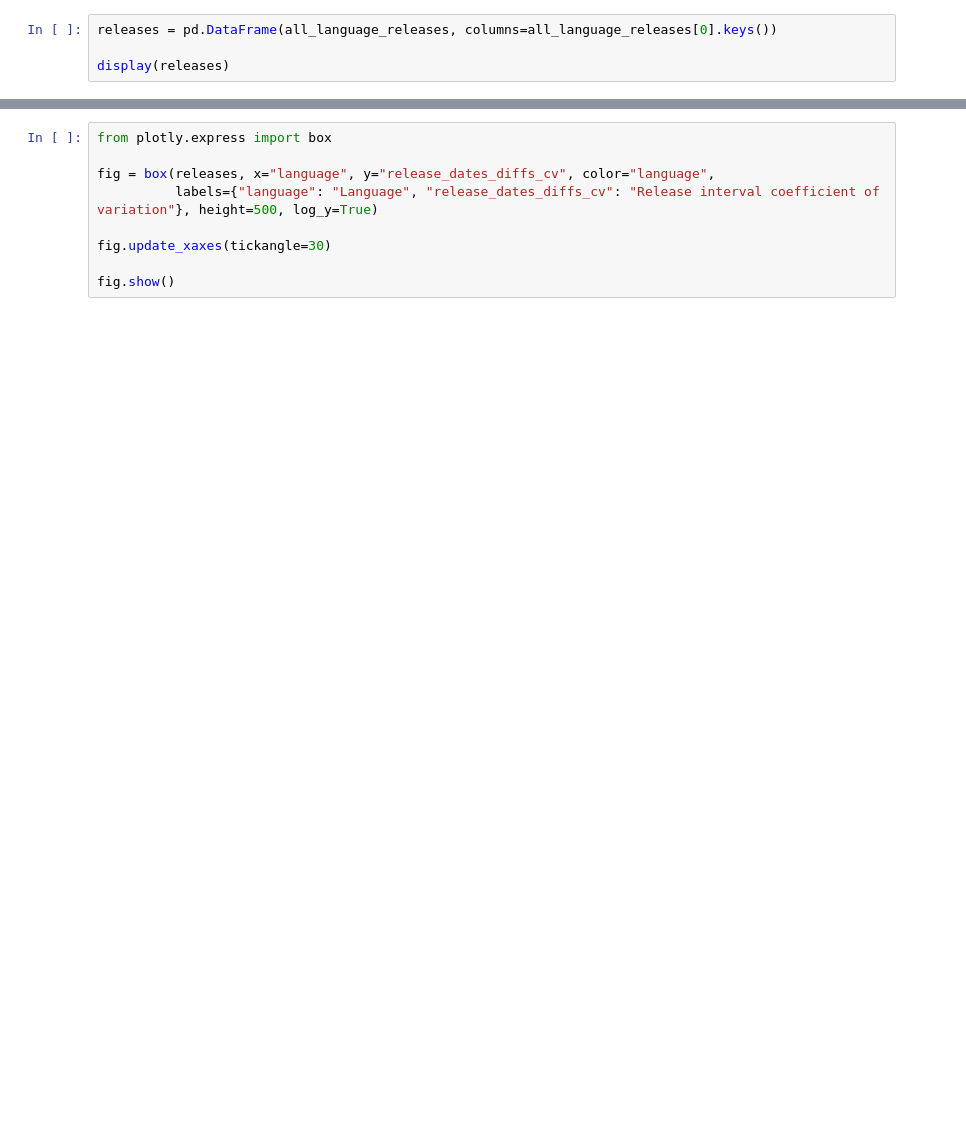
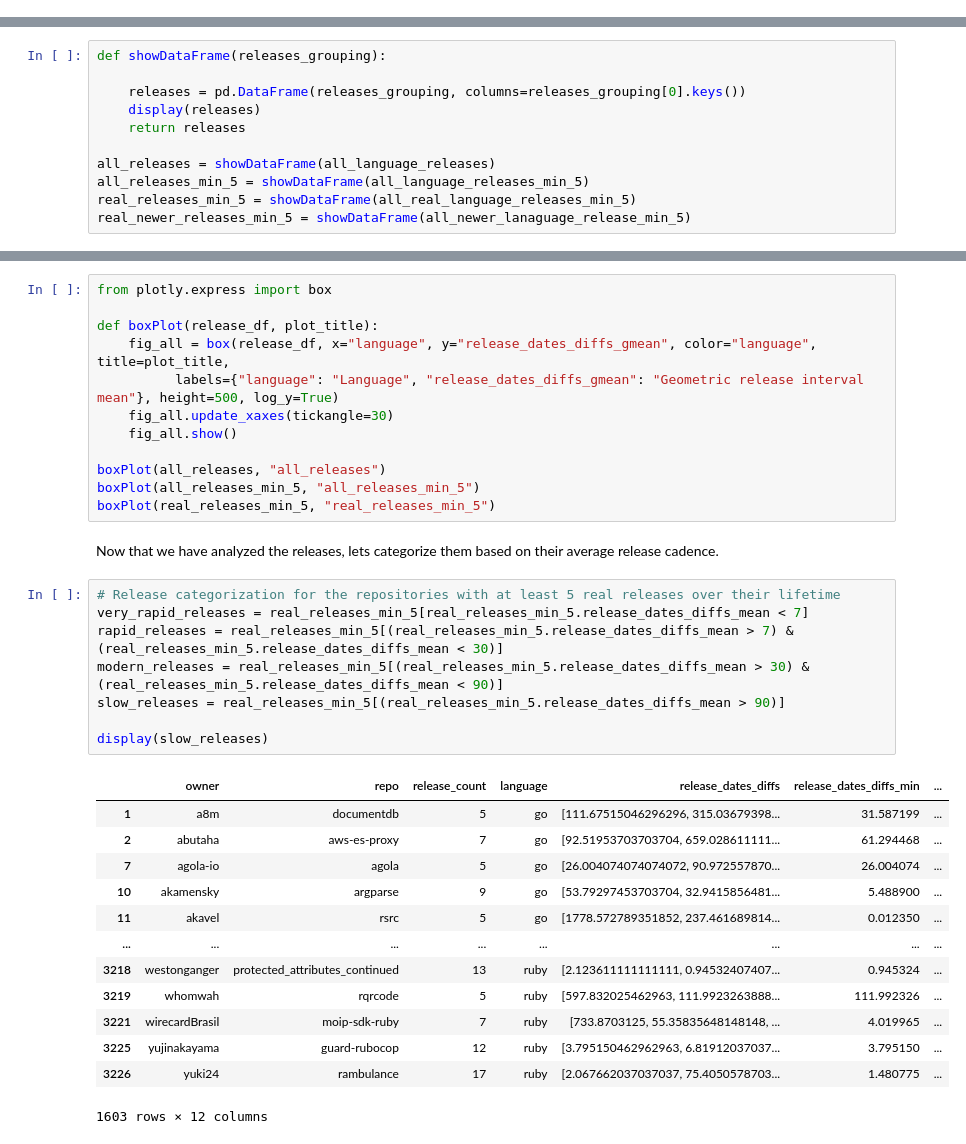
Before and after one commit to nathanbowness/MSR2023_MiningProject, a Jupyter notebook: 3_repo_release_analyzer.ipynb, the cells around one changed output, grey strips where cells are left out. Saved outputs shown, nothing was run; the diff lists cells and outputs as text; blank space fills up the shorter version.

Commit message:
Add project results graphs. Update repo analyzer with multiple different groupings Update analyzer with the release groupings.

```diff
--- a/3_repo_release_analyzer.ipynb
+++ b/3_repo_release_analyzer.ipynb
@@ -106,4 +143,0 @@ ruby has 287 projects, with more than 5 releases that are not prereleases.
-# %%
-releases = pd.DataFrame(all_language_releases, columns=all_language_releases[0].keys())
-
-display(releases)
@@ -123,0 +144,11 @@ display(releases)
+# %%
+def showDataFrame(releases_grouping):
+
+    releases = pd.DataFrame(releases_grouping, columns=releases_grouping[0].keys())
+    display(releases)
+    return releases
+
+all_releases = showDataFrame(all_language_releases)
+all_releases_min_5 = showDataFrame(all_language_releases_min_5)
+real_releases_min_5 = showDataFrame(all_real_language_releases_min_5)
+real_newer_releases_min_5 = showDataFrame(all_newer_lanaguage_release_min_5)
@@ -144,9 +232,36 @@ fig.show()
 # %%
 from plotly.express import box
 
-fig = box(releases, x="language", y="release_dates_diffs_cv", color="language",
-          labels={"language": "Language", "release_dates_diffs_cv": "Release interval coefficient of variation"}, height=500, log_y=True)
+def boxPlot(release_df, plot_title):
+    fig_all = box(release_df, x="language", y="release_dates_diffs_gmean", color="language", title=plot_title,
+          labels={"language": "Language", "release_dates_diffs_gmean": "Geometric release interval mean"}, height=500, log_y=True)
+    fig_all.update_xaxes(tickangle=30)
+    fig_all.show()
 
-fig.update_xaxes(tickangle=30)
-
-fig.show()
+boxPlot(all_releases, "all_releases")
+boxPlot(all_releases_min_5, "all_releases_min_5")
+boxPlot(real_releases_min_5, "real_releases_min_5")
+# %% [markdown]
+Now that we have analyzed the releases, lets categorize them based on their average release cadence.
+# %%
+# Release categorization for the repositories with at least 5 real releases over their lifetime
+very_rapid_releases = real_releases_min_5[real_releases_min_5.release_dates_diffs_mean < 7]
+rapid_releases = real_releases_min_5[(real_releases_min_5.release_dates_diffs_mean > 7) & (real_releases_min_5.release_dates_diffs_mean < 30)]
+modern_releases = real_releases_min_5[(real_releases_min_5.release_dates_diffs_mean > 30) & (real_releases_min_5.release_dates_diffs_mean < 90)]
+slow_releases = real_releases_min_5[(real_releases_min_5.release_dates_diffs_mean > 90)]
+
+display(slow_releases)
+# %% [output]
+|  | owner | repo | release_count | language | release_dates_diffs | release_dates_diffs_min | ... |
+| 1 | a8m | documentdb | 5 | go | [111.67515046296296, 315.03679398... | 31.587199 | ... |
+| 2 | abutaha | aws-es-proxy | 7 | go | [92.51953703703704, 659.028611111... | 61.294468 | ... |
+| 7 | agola-io | agola | 5 | go | [26.004074074074072, 90.972557870... | 26.004074 | ... |
+| 10 | akamensky | argparse | 9 | go | [53.79297453703704, 32.9415856481... | 5.488900 | ... |
+| 11 | akavel | rsrc | 5 | go | [1778.572789351852, 237.461689814... | 0.012350 | ... |
+| ... | ... | ... | ... | ... | ... | ... | ... |
+| 3218 | westonganger | protected_attributes_continued | 13 | ruby | [2.123611111111111, 0.94532407407... | 0.945324 | ... |
+| 3219 | whomwah | rqrcode | 5 | ruby | [597.832025462963, 111.9923263888... | 111.992326 | ... |
+| 3221 | wirecardBrasil | moip-sdk-ruby | 7 | ruby | [733.8703125, 55.35835648148148, ... | 4.019965 | ... |
+| 3225 | yujinakayama | guard-rubocop | 12 | ruby | [3.795150462962963, 6.81912037037... | 3.795150 | ... |
+| 3226 | yuki24 | rambulance | 17 | ruby | [2.067662037037037, 75.4050578703... | 1.480775 | ... |
+1603 rows × 12 columns
```
Also changed, not shown: parts of 8 cells of this notebook.
